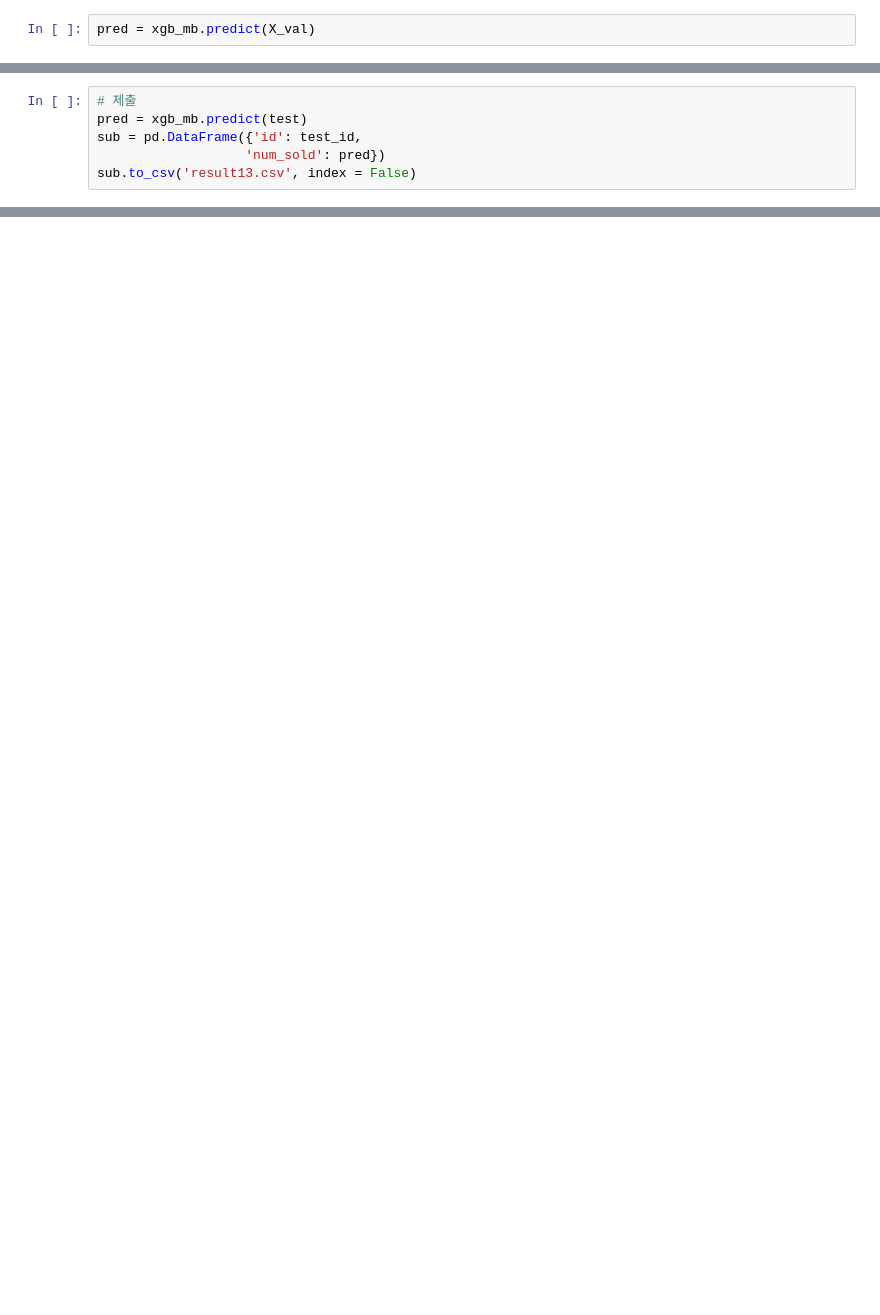
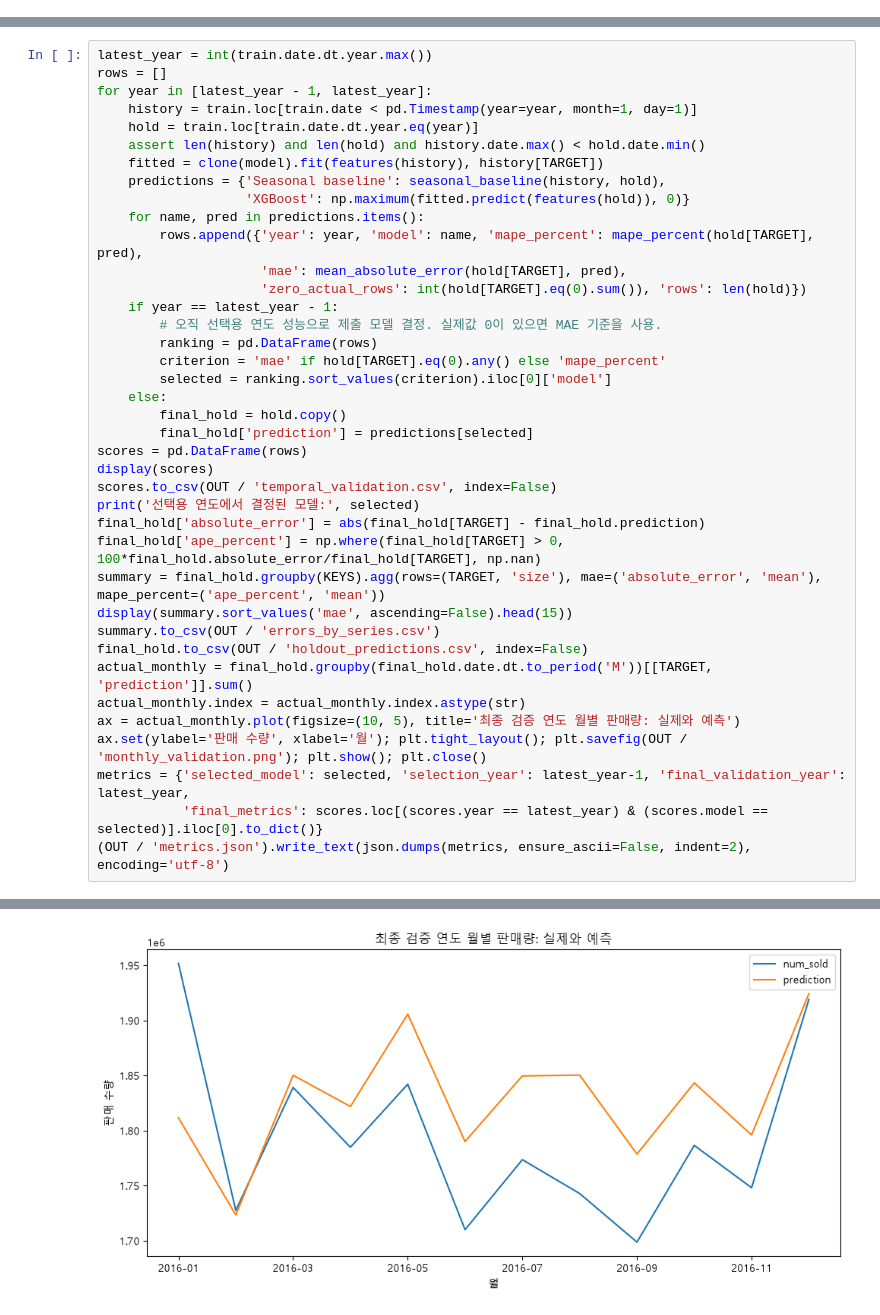
Before and after one commit to LeeSeoungJun/kaggle_ForecastingStickerSales, a Jupyter notebook: Forecasting_Sticker_Sales.ipynb, the cells around one changed output, grey strips where cells are left out. Drawn from its saved outputs; the diff is of its cells as text; blank space fills up the shorter version.

Commit message:
Fix analysis validation and document reproducible results (#1)

```diff
--- a/Forecasting_Sticker_Sales.ipynb
+++ b/Forecasting_Sticker_Sales.ipynb
@@ -200,2 +0,0 @@ XGBRegressor(base_score=None, booster=None, callbacks=None,
-# %%
-pred = xgb_mb.predict(X_val)
@@ -212,6 +0,0 @@ mape(y_val, pred)
-# %%
-# 제출
-pred = xgb_mb.predict(test)
-sub = pd.DataFrame({'id': test_id,
-                   'num_sold': pred})
-sub.to_csv('result13.csv', index = False)
@@ -217,0 +127,40 @@ sub.to_csv('result13.csv', index = False)
+# %%
+latest_year = int(train.date.dt.year.max())
+rows = []
+for year in [latest_year - 1, latest_year]:
+    history = train.loc[train.date < pd.Timestamp(year=year, month=1, day=1)]
+    hold = train.loc[train.date.dt.year.eq(year)]
+    assert len(history) and len(hold) and history.date.max() < hold.date.min()
+    fitted = clone(model).fit(features(history), history[TARGET])
+    predictions = {'Seasonal baseline': seasonal_baseline(history, hold),
+                   'XGBoost': np.maximum(fitted.predict(features(hold)), 0)}
+    for name, pred in predictions.items():
+        rows.append({'year': year, 'model': name, 'mape_percent': mape_percent(hold[TARGET], pred),
+                     'mae': mean_absolute_error(hold[TARGET], pred),
+                     'zero_actual_rows': int(hold[TARGET].eq(0).sum()), 'rows': len(hold)})
+    if year == latest_year - 1:
+        # 오직 선택용 연도 성능으로 제출 모델 결정. 실제값 0이 있으면 MAE 기준을 사용.
+        ranking = pd.DataFrame(rows)
+        criterion = 'mae' if hold[TARGET].eq(0).any() else 'mape_percent'
+        selected = ranking.sort_values(criterion).iloc[0]['model']
+    else:
+        final_hold = hold.copy()
+        final_hold['prediction'] = predictions[selected]
+scores = pd.DataFrame(rows)
+display(scores)
+scores.to_csv(OUT / 'temporal_validation.csv', index=False)
+print('선택용 연도에서 결정된 모델:', selected)
+final_hold['absolute_error'] = abs(final_hold[TARGET] - final_hold.prediction)
+final_hold['ape_percent'] = np.where(final_hold[TARGET] > 0, 100*final_hold.absolute_error/final_hold[TARGET], np.nan)
+summary = final_hold.groupby(KEYS).agg(rows=(TARGET, 'size'), mae=('absolute_error', 'mean'), mape_percent=('ape_percent', 'mean'))
+display(summary.sort_values('mae', ascending=False).head(15))
+summary.to_csv(OUT / 'errors_by_series.csv')
+final_hold.to_csv(OUT / 'holdout_predictions.csv', index=False)
+actual_monthly = final_hold.groupby(final_hold.date.dt.to_period('M'))[[TARGET, 'prediction']].sum()
+actual_monthly.index = actual_monthly.index.astype(str)
+ax = actual_monthly.plot(figsize=(10, 5), title='최종 검증 연도 월별 판매량: 실제와 예측')
+ax.set(ylabel='판매 수량', xlabel='월'); plt.tight_layout(); plt.savefig(OUT / 'monthly_validation.png'); plt.show(); plt.close()
+metrics = {'selected_model': selected, 'selection_year': latest_year-1, 'final_validation_year': latest_year,
+           'final_metrics': scores.loc[(scores.year == latest_year) & (scores.model == selected)].iloc[0].to_dict()}
+(OUT / 'metrics.json').write_text(json.dumps(metrics, ensure_ascii=False, indent=2), encoding='utf-8')
+# %% [output]
@@ -217,0 +190 @@ sub.to_csv('result13.csv', index = False)
+[figure, added]
```
Also changed, not shown: parts of 31 cells of this notebook, 11 other files.
